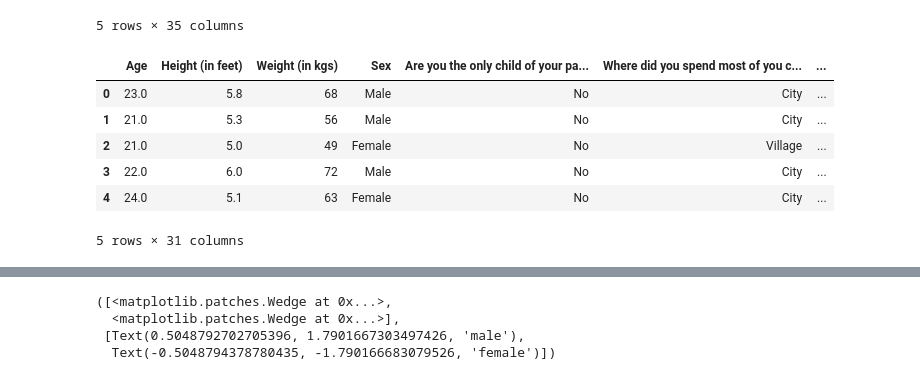
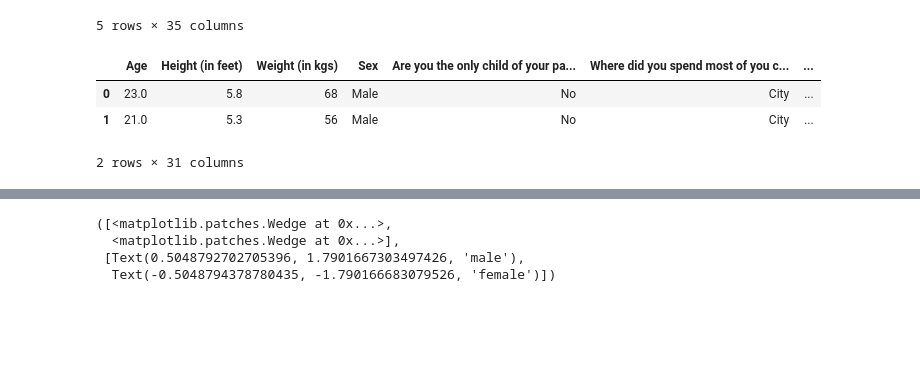
Before and after one commit to sudhanshuranjansr/Human_Happiness_index, a Jupyter notebook: master_project_1.0.ipynb, the cells around one changed output, grey strips where cells are left out. Cells and saved outputs as stored; diff of their text form; code cells hidden in the pictures; blank space fills up the shorter version.

```diff
--- a/master_project_1.0.ipynb
+++ b/master_project_1.0.ipynb
@@ -718,15 +725,12 @@ df_r1=df_r[["Timestamp","Name","Comments about yourself (Hostel room number, Cla
 # %%
 df_r2=df_r.drop(["Timestamp","Name","Comments about yourself (Hostel room number, Class, Department etc.) ","Your email id"],axis=1)
 # %%
-df_r2.head(5)
+df_r2.head(2)
 # %% [output]
 |  | Age | Height (in feet) | Weight (in kgs) | Sex | Are you the only child of your pa... | Where did you spend most of you c... | ... |
 | 0 | 23.0 | 5.8 | 68 | Male | No | City | ... |
 | 1 | 21.0 | 5.3 | 56 | Male | No | City | ... |
-| 2 | 21.0 | 5.0 | 49 | Female | No | Village | ... |
-| 3 | 22.0 | 6.0 | 72 | Male | No | City | ... |
-| 4 | 24.0 | 5.1 | 63 | Female | No | City | ... |
-5 rows × 31 columns
+2 rows × 31 columns
 # %%
 h=[]
 for i in np.arange(len(df_r2["Height (in feet)"])):
```
Also changed, not shown: parts of 66 cells of this notebook.
